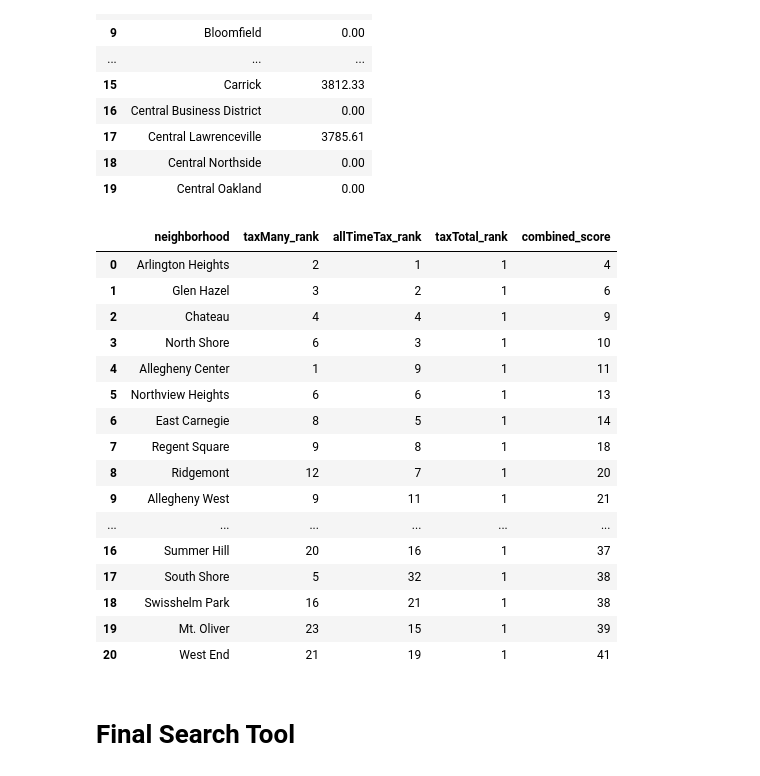
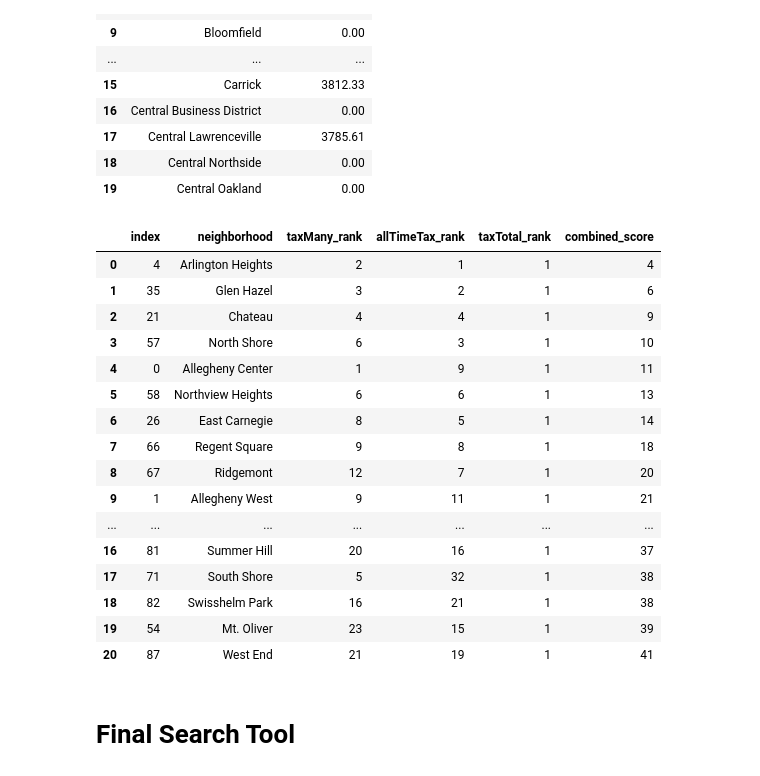
Before and after one commit to GoldSword1234/Big-Ideas-Group-Project, a Jupyter notebook: Final Project/TaxDelinquency.ipynb, the cells around one changed output. Drawn from its saved outputs; the diff is of its cells as text; code cells hidden in the pictures.

```diff
--- a/Final Project/TaxDelinquency.ipynb
+++ b/Final Project/TaxDelinquency.ipynb
@@ -217,40 +218,40 @@ taxTotal.head(20)
 # %%
 taxMany_ranks = taxMany['current_delq_tax'].rank(method='min')
 taxMany['taxMany_rank'] = taxMany_ranks.astype(int)
 allTimeTax_ranks = allTimeTax['prior_delq_tax'].rank(method='min')
 allTimeTax['allTimeTax_rank'] = allTimeTax_ranks.astype(int)
 taxTotal_ranks = taxTotal['current_delq_tax'].rank(method='min')
 taxTotal['taxTotal_rank'] = taxTotal_ranks.astype(int)
 
 
 merged1 = taxMany[['neighborhood', 'taxMany_rank']].merge(allTimeTax[['neighborhood', 'allTimeTax_rank']],
                                                           how='inner', on='neighborhood')
 merged = merged1.merge(taxTotal[['neighborhood', 'taxTotal_rank']], how='inner', on='neighborhood')
 merged['combined_score'] = merged['taxMany_rank'] + merged['allTimeTax_rank'] + merged['taxTotal_rank']
 
 merged_sorted = merged.sort_values(by='combined_score')
-merged_sorted = merged_sorted.reset_index(drop=True)
+merged_sorted = merged_sorted.reset_index(drop=False)
 
 top = merged_sorted.head(21)
 top
 # %% [output]
-|  | neighborhood | taxMany_rank | allTimeTax_rank | taxTotal_rank | combined_score |
-| 0 | Arlington Heights | 2 | 1 | 1 | 4 |
-| 1 | Glen Hazel | 3 | 2 | 1 | 6 |
-| 2 | Chateau | 4 | 4 | 1 | 9 |
-| 3 | North Shore | 6 | 3 | 1 | 10 |
-| 4 | Allegheny Center | 1 | 9 | 1 | 11 |
-| 5 | Northview Heights | 6 | 6 | 1 | 13 |
-| 6 | East Carnegie | 8 | 5 | 1 | 14 |
-| 7 | Regent Square | 9 | 8 | 1 | 18 |
-| 8 | Ridgemont | 12 | 7 | 1 | 20 |
-| 9 | Allegheny West | 9 | 11 | 1 | 21 |
-| ... | ... | ... | ... | ... | ... |
-| 16 | Summer Hill | 20 | 16 | 1 | 37 |
-| 17 | South Shore | 5 | 32 | 1 | 38 |
-| 18 | Swisshelm Park | 16 | 21 | 1 | 38 |
-| 19 | Mt. Oliver | 23 | 15 | 1 | 39 |
-| 20 | West End | 21 | 19 | 1 | 41 |
+|  | index | neighborhood | taxMany_rank | allTimeTax_rank | taxTotal_rank | combined_score |
+| 0 | 4 | Arlington Heights | 2 | 1 | 1 | 4 |
+| 1 | 35 | Glen Hazel | 3 | 2 | 1 | 6 |
+| 2 | 21 | Chateau | 4 | 4 | 1 | 9 |
+| 3 | 57 | North Shore | 6 | 3 | 1 | 10 |
+| 4 | 0 | Allegheny Center | 1 | 9 | 1 | 11 |
+| 5 | 58 | Northview Heights | 6 | 6 | 1 | 13 |
+| 6 | 26 | East Carnegie | 8 | 5 | 1 | 14 |
+| 7 | 66 | Regent Square | 9 | 8 | 1 | 18 |
+| 8 | 67 | Ridgemont | 12 | 7 | 1 | 20 |
+| 9 | 1 | Allegheny West | 9 | 11 | 1 | 21 |
+| ... | ... | ... | ... | ... | ... | ... |
+| 16 | 81 | Summer Hill | 20 | 16 | 1 | 37 |
+| 17 | 71 | South Shore | 5 | 32 | 1 | 38 |
+| 18 | 82 | Swisshelm Park | 16 | 21 | 1 | 38 |
+| 19 | 54 | Mt. Oliver | 23 | 15 | 1 | 39 |
+| 20 | 87 | West End | 21 | 19 | 1 | 41 |
 # %% [markdown]
 # Final Search Tool
 # %%
```
Also changed, not shown: parts of 3 cells of this notebook.
